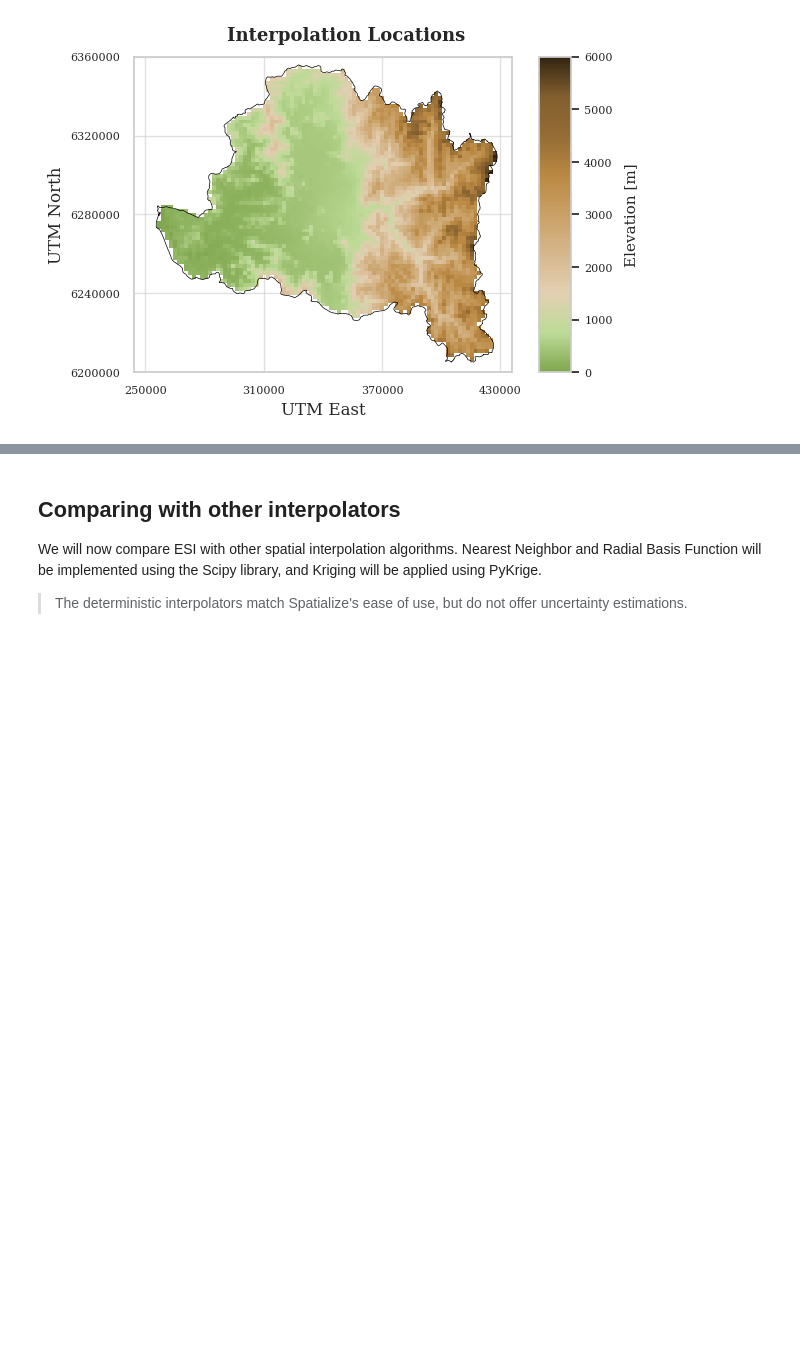
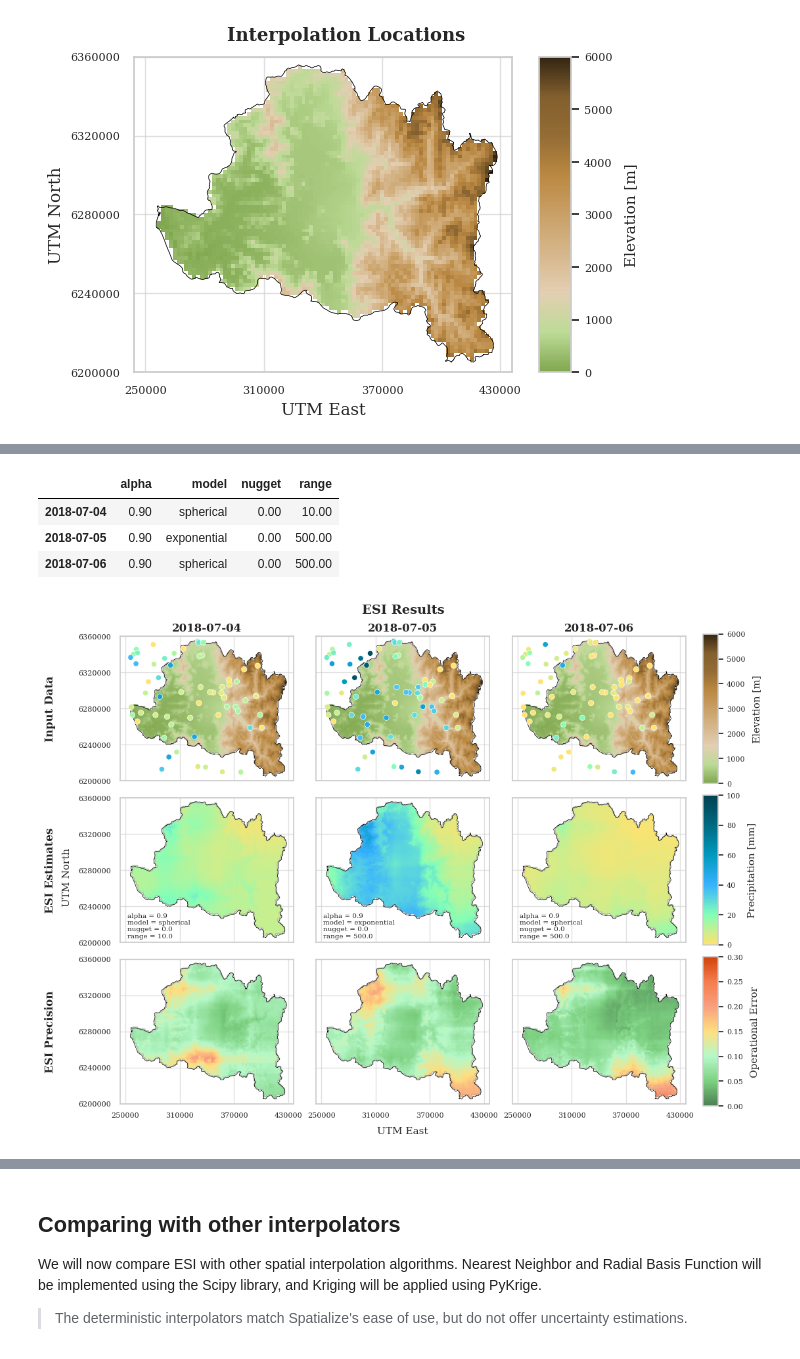
Before and after one commit to alges/spatialize-examples, a Jupyter notebook: examples/esi_implementations/esi_2.5d.ipynb, the cells around one changed output, grey strips where cells are left out. Saved outputs shown, nothing was run; the diff lists cells and outputs as text; code cells hidden in the pictures; blank space fills up the shorter version.

```diff
--- a/examples/esi_implementations/esi_2.5d.ipynb
+++ b/examples/esi_implementations/esi_2.5d.ipynb
@@ -148 +224,17 @@ plt.show()
+# %%
+# View optimal parameters
+parameters_kriging
+# %% [output]
+|  | alpha | model | nugget | range |
+| 2018-07-04 | 0.90 | spherical | 0.00 | 10.00 |
+| 2018-07-05 | 0.90 | exponential | 0.00 | 500.00 |
+| 2018-07-06 | 0.90 | spherical | 0.00 | 500.00 |
+# %%
+# Visualizing the results
+parameters_kriging = pd.DataFrame(parameters_kriging, index=case_study.dates)
+
+case_study.plot_esi_results(esi_kriging_results, parameters_kriging, local_interpolator='kriging')
+plt.show()
+# %% [output]
+[figure, added]
 # %% [markdown]
```
Also changed, not shown: parts of 19 cells of this notebook.
